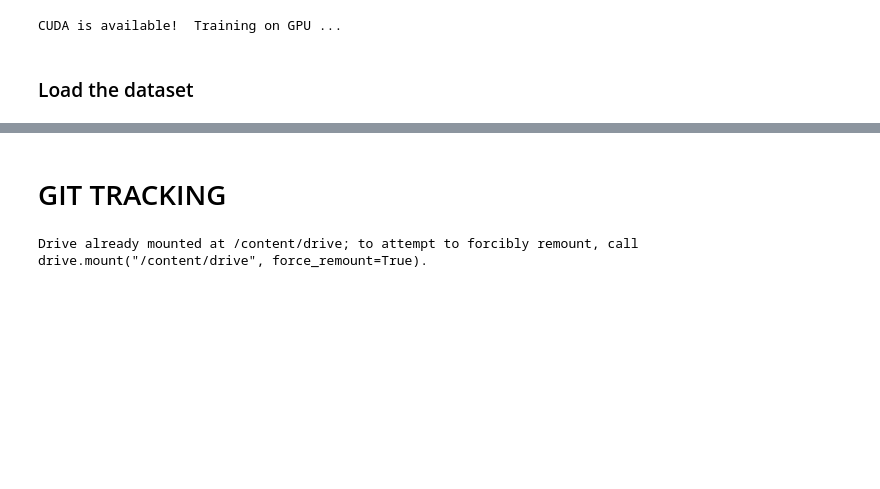
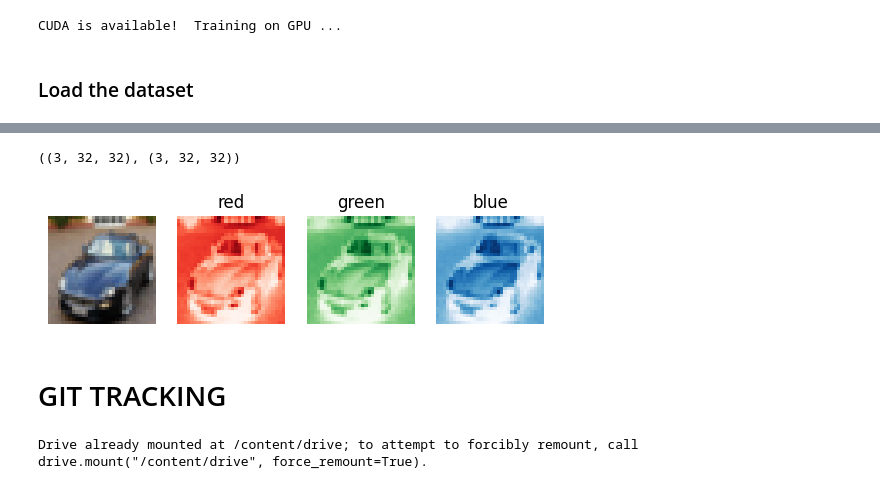
Before and after one commit to omogbolahan94/Images-Classification---CNN, a Jupyter notebook: main.ipynb, the cells around one changed output, grey strips where cells are left out. Saved outputs shown, nothing was run; the diff lists cells and outputs as text; code cells hidden in the pictures; blank space fills up the shorter version.

```diff
--- a/main.ipynb
+++ b/main.ipynb
@@ -100,3 +139,25 @@ data_loaders = {
+# %%
+images[0].shape, np.squeeze(images[0]).shape
+# %% [output]
+((3, 32, 32), (3, 32, 32))
+# %%
+rgb_img = np.squeeze(images[0]) # from the above, this code is irrelevant but I will leave it this way
+channels = ['composite', 'red', 'green', 'blue']
+cmaps = [None, 'Reds', 'Greens', 'Blues']
+
+fig, axes = plt.subplots(1, 4)
+
+for i, axis in enumerate(axes.flatten()):
+
+    if i == 0:
+        imshow(rgb_img, axis)
+    else:
+        img = rgb_img[i-1]
+        axis.imshow(img, cmap=cmaps[i])
+        axis.set_title(channels[i])
+        axis.axis("off")
+# %% [output]
+[figure, added]
 # %% [markdown]
 # GIT TRACKING
 # %%
```
Also changed, not shown: parts of 10 cells of this notebook.
